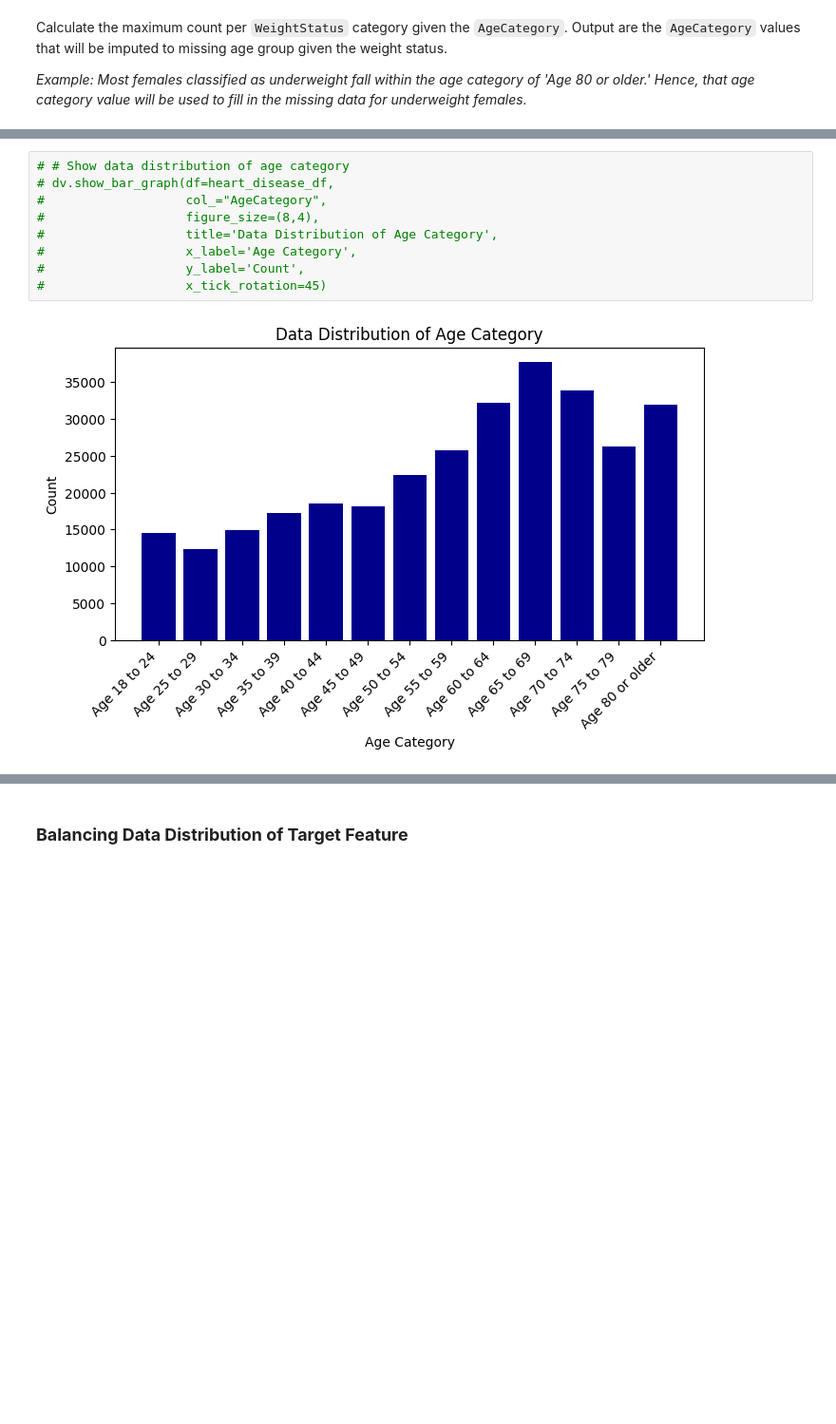
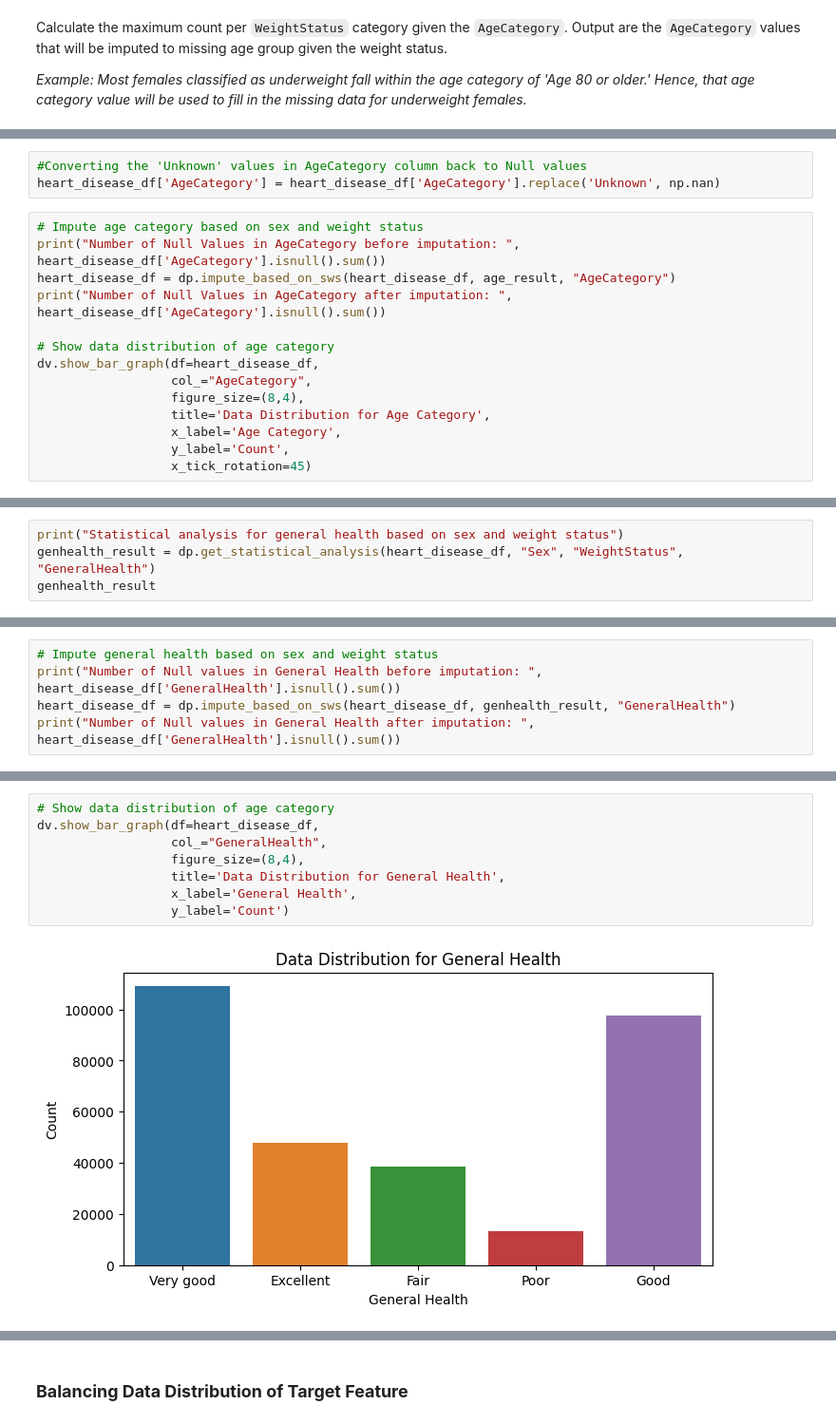
Before and after one commit to abccastro/Heart-Disease-Prediction, a Jupyter notebook: Heart Disease Prediction.ipynb, the cells around one changed output, grey strips where cells are left out. Shown at 95% size. Cells and saved outputs as stored; diff of their text form; blank space fills up the shorter version.

Commit message:
Data Preprocessing

```diff
--- a/Heart Disease Prediction.ipynb
+++ b/Heart Disease Prediction.ipynb
@@ -291,0 +372,17 @@ Statistical analysis on data imputation for age group
+# %%
+#Converting the 'Unknown' values in AgeCategory column back to Null values
+heart_disease_df['AgeCategory'] = heart_disease_df['AgeCategory'].replace('Unknown', np.nan)
+# %%
+# Impute age category based on sex and weight status
+print("Number of Null Values in AgeCategory before imputation: ", heart_disease_df['AgeCategory'].isnull().sum())
+heart_disease_df = dp.impute_based_on_sws(heart_disease_df, age_result, "AgeCategory")
+print("Number of Null Values in AgeCategory after imputation: ", heart_disease_df['AgeCategory'].isnull().sum())
+
+# Show data distribution of age category
+dv.show_bar_graph(df=heart_disease_df,
+                  col_="AgeCategory",
+                  figure_size=(8,4),
+                  title='Data Distribution for Age Category',
+                  x_label='Age Category',
+                  y_label='Count',
+                  x_tick_rotation=45)
@@ -291,0 +397,4 @@ Statistical analysis on data imputation for age group
+# %%
+print("Statistical analysis for general health based on sex and weight status")
+genhealth_result = dp.get_statistical_analysis(heart_disease_df, "Sex", "WeightStatus", "GeneralHealth")
+genhealth_result
@@ -291,0 +412,5 @@ Statistical analysis on data imputation for age group
+# %%
+# Impute general health based on sex and weight status
+print("Number of Null values in General Health before imputation: ", heart_disease_df['GeneralHealth'].isnull().sum())
+heart_disease_df = dp.impute_based_on_sws(heart_disease_df, genhealth_result, "GeneralHealth")
+print("Number of Null values in General Health after imputation: ", heart_disease_df['GeneralHealth'].isnull().sum())
@@ -292,11 +420,10 @@ Statistical analysis on data imputation for age group
 # %%
-# # Show data distribution of age category
-# dv.show_bar_graph(df=heart_disease_df,
-#                   col_="AgeCategory",
-#                   figure_size=(8,4),
-#                   title='Data Distribution of Age Category',
-#                   x_label='Age Category',
-#                   y_label='Count',
-#                   x_tick_rotation=45)
+# Show data distribution of age category
+dv.show_bar_graph(df=heart_disease_df,
+                  col_="GeneralHealth",
+                  figure_size=(8,4),
+                  title='Data Distribution for General Health',
+                  x_label='General Health',
+                  y_label='Count')
 # %% [output]
-[figure, old version]
+[figure, new version]
```
Also changed, not shown: parts of 71 cells of this notebook, 1 other file.
